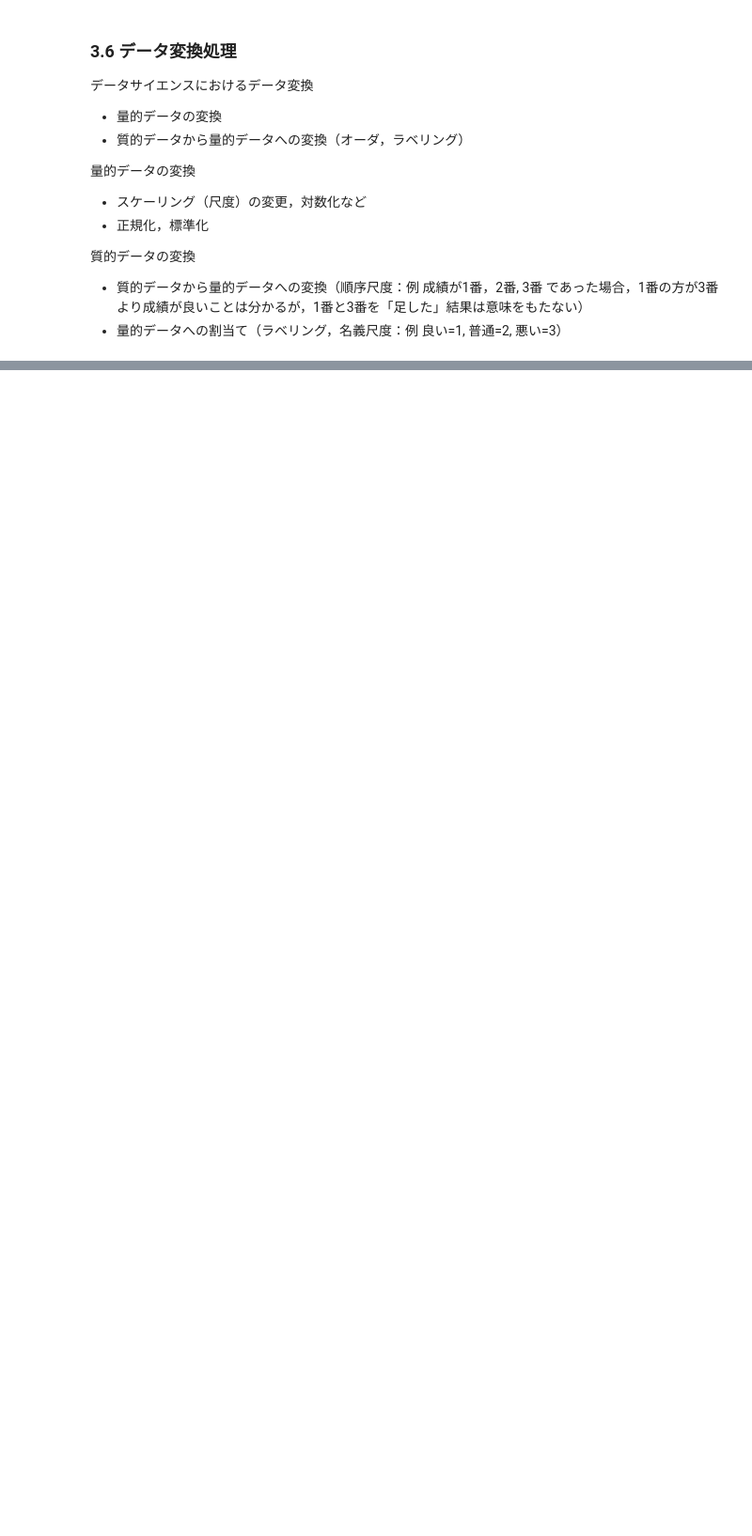
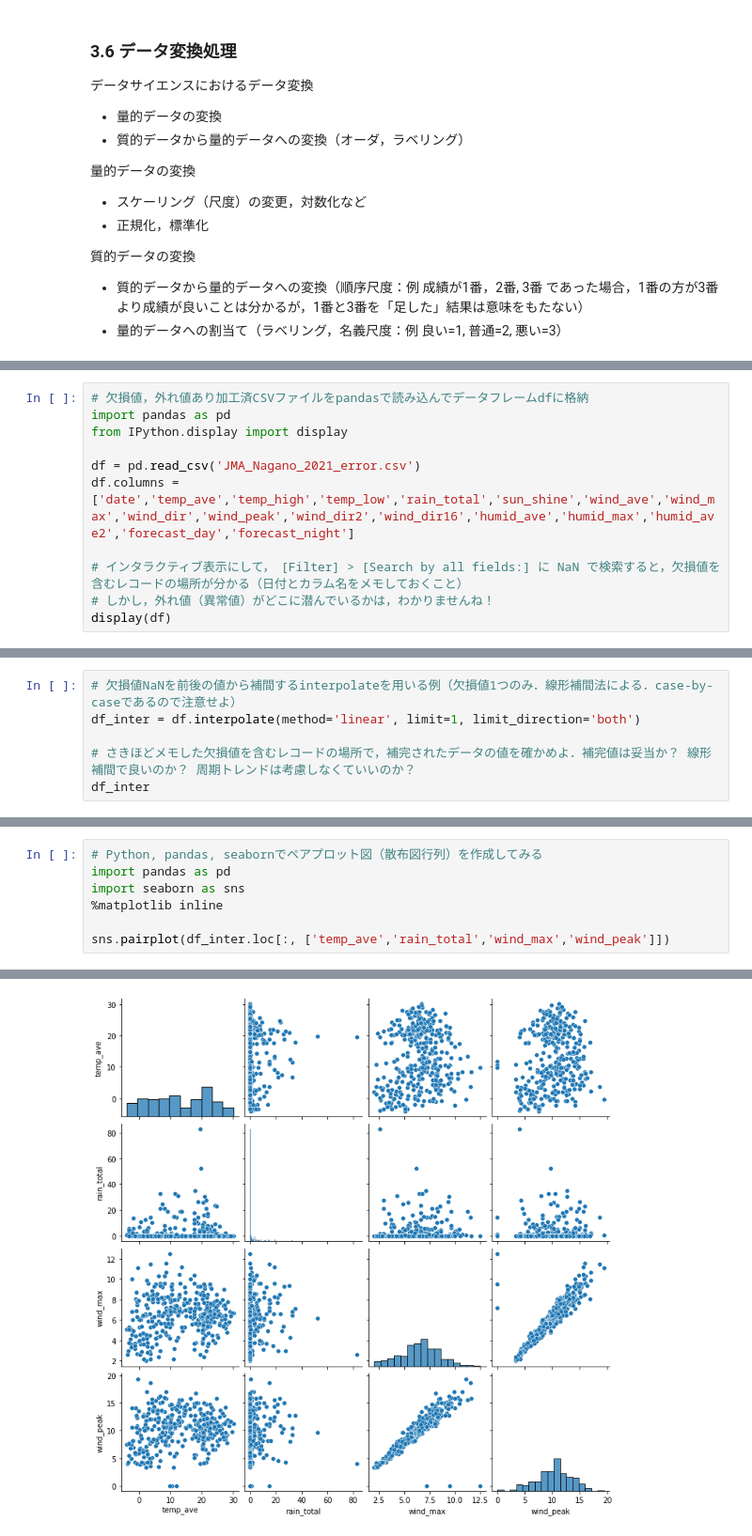
Before and after one commit to MDASH-shinshu/MDASH-T-DE, a Jupyter notebook: 5/5_data_processing_colab.ipynb, the cells around one changed output, grey strips where cells are left out. Shown at 94% size. Drawn from its saved outputs; the diff is of its cells as text; blank space fills up the shorter version.

```diff
--- a/5/5_data_processing_colab.ipynb
+++ b/5/5_data_processing_colab.ipynb
@@ -605,0 +695,11 @@ TBA
+# %%
+# 欠損値，外れ値あり加工済CSVファイルをpandasで読み込んでデータフレームdfに格納
+import pandas as pd
+from IPython.display import display
+
+df = pd.read_csv('JMA_Nagano_2021_error.csv')
+df.columns = ['date','temp_ave','temp_high','temp_low','rain_total','sun_shine','wind_ave','wind_max','wind_dir','wind_peak','wind_dir2','wind_dir16','humid_ave','humid_max','humid_ave2','forecast_day','forecast_night']
+
+# インタラクティブ表示にして，　[Filter] > [Search by all fields:] に NaN で検索すると，欠損値を含むレコードの場所が分かる（日付とカラム名をメモしておくこと）
+# しかし，外れ値（異常値）がどこに潜んでいるかは，わかりませんね！
+display(df)
@@ -605,0 +760,6 @@ TBA
+# %%
+# 欠損値NaNを前後の値から補間するinterpolateを用いる例（欠損値1つのみ．線形補間法による．case-by-caseであるので注意せよ）
+df_inter = df.interpolate(method='linear', limit=1, limit_direction='both')
+
+# さきほどメモした欠損値を含むレコードの場所で，補完されたデータの値を確かめよ．補完値は妥当か？ 線形補間で良いのか？ 周期トレンドは考慮しなくていいのか？
+df_inter
@@ -605,0 +789,8 @@ TBA
+# %%
+# Python, pandas, seabornでペアプロット図（散布図行列）を作成してみる
+import pandas as pd
+import seaborn as sns
+%matplotlib inline
+
+sns.pairplot(df_inter.loc[:, ['temp_ave','rain_total','wind_max','wind_peak']])
+# %% [output]
@@ -605,0 +798 @@ TBA
+[figure, added]
```
Also changed, not shown: parts of 70 cells of this notebook.
